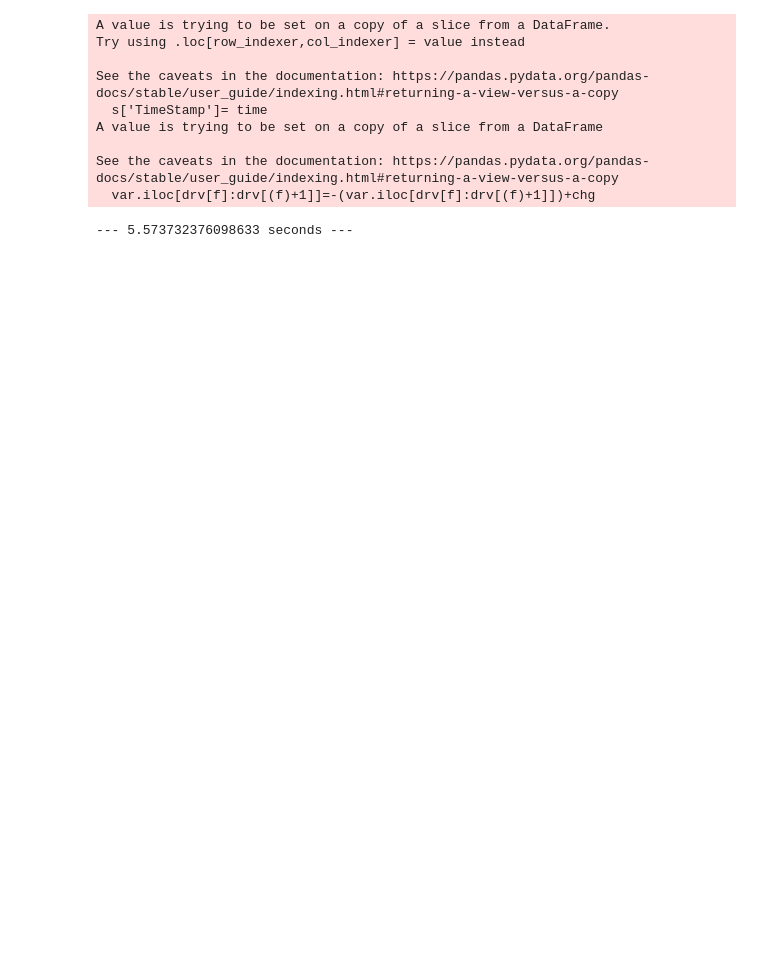
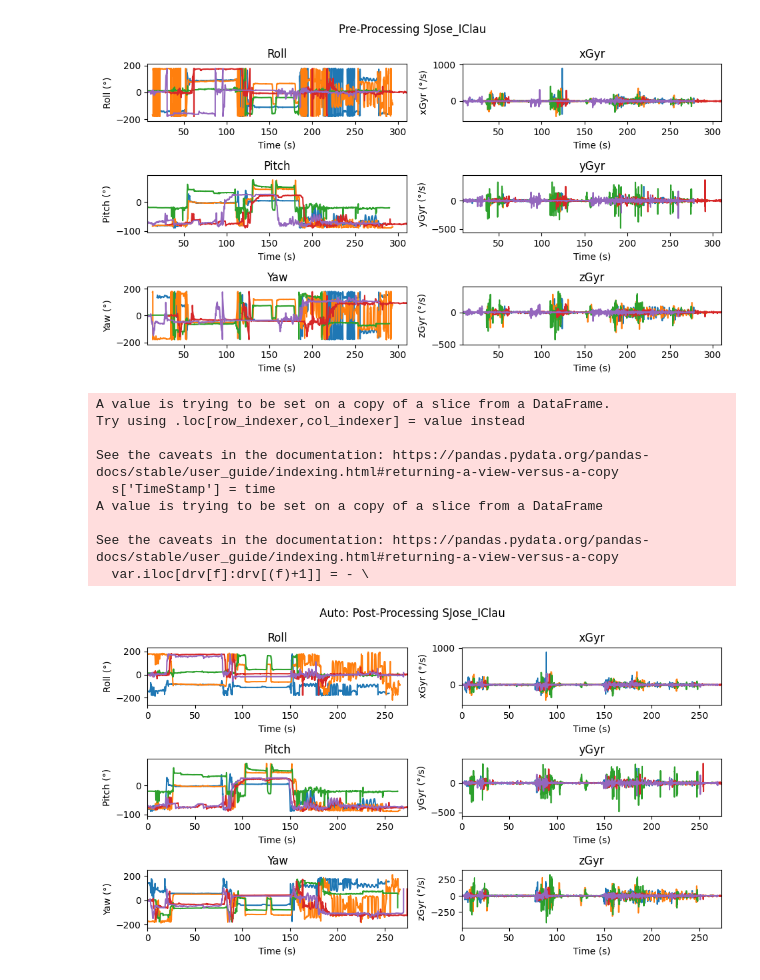
Before and after one commit to TEC-CIMB/SAM-Processing, a Jupyter notebook: Proyecto_SAM.ipynb, the cells around one changed output. Saved outputs shown, nothing was run; the diff lists cells and outputs as text; code cells hidden in the pictures; blank space fills up the shorter version.

```diff
--- a/Proyecto_SAM.ipynb
+++ b/Proyecto_SAM.ipynb
@@ -257,42 +1,35 @@ def angles_Ankle(ti,fo,leg):
 # %%
-start_time = time.time()
-#test= input('put the name test:')
-test= 'SClau_IJose' #'RotCad_p1'
-dir= "./"+test+'/' #"D:/_Proyecto-SAM/2022-02-01/"+test+'/'
+from Angles_Determination import Angles_Ankle, Angles_Hip, Angles_Knee
+from Load_Files import Load_Files
+from Processing import Change_Range, Plot_Data, Resample, Same_size, Set_Data, Syncronize
+test= 'SJose_IClau'
+dia = 'Dia_2'
+dir= "./2022_10_18/"+dia+'/'+test+'/'
 # Load the data
 data= Load_Files(dir)
-
 # Plot the data
-#Plot_Data(data,test,'Pre-Processing')
+Plot_Data(data,test,'Pre-Processing')
 # Set Start to 0 Sensors(SAM).
 data= Set_Data(data)
 # Adjust angles range to a continous angles.
 data= Change_Range(data,150)
 # Oversample the data to 200 Hz.
 data= Resample(data,200)
 # Synchronize the data.
 data= Syncronize(data)
 # Resample the data to 50 Hz.
 data= Resample(data,50)
-# Make all the dataframes have the same size.
-data= Same_size(data)
-# Plot the data
-#Plot_Data(data,test,'Post-Processing')
 
-# Find Angles
-ang_hip= angles_Hip(data['SENSOR11'],data['SENSOR07'],'r')
-ang_knee= angles_Knee(data['SENSOR07'],data['SENSOR06'],'r')
-ang_ankle= angles_Ankle(data['SENSOR06'],data['SENSOR08'],'r')
-
-print("--- %s seconds ---" % (time.time() - start_time))
+Plot_Data(data,test,'Auto: Post-Processing')
 # %% [output]
+[figure, added]
 A value is trying to be set on a copy of a slice from a DataFrame.
 Try using .loc[row_indexer,col_indexer] = value instead
 
 See the caveats in the documentation: https://pandas.pydata.org/pandas-docs/stable/user_guide/indexing.html#returning-a-view-versus-a-copy
-  s['TimeStamp']= time
+  s['TimeStamp'] = time
 A value is trying to be set on a copy of a slice from a DataFrame
 
 See the caveats in the documentation: https://pandas.pydata.org/pandas-docs/stable/user_guide/indexing.html#returning-a-view-versus-a-copy
-  var.iloc[drv[f]:drv[(f)+1]]=-(var.iloc[drv[f]:drv[(f)+1]])+chg
+  var.iloc[drv[f]:drv[(f)+1]] = - \
---- 5.573732376098633 seconds ---
+[figure, added]
```
Also changed, not shown: parts of 4 cells of this notebook, 1 other file.
